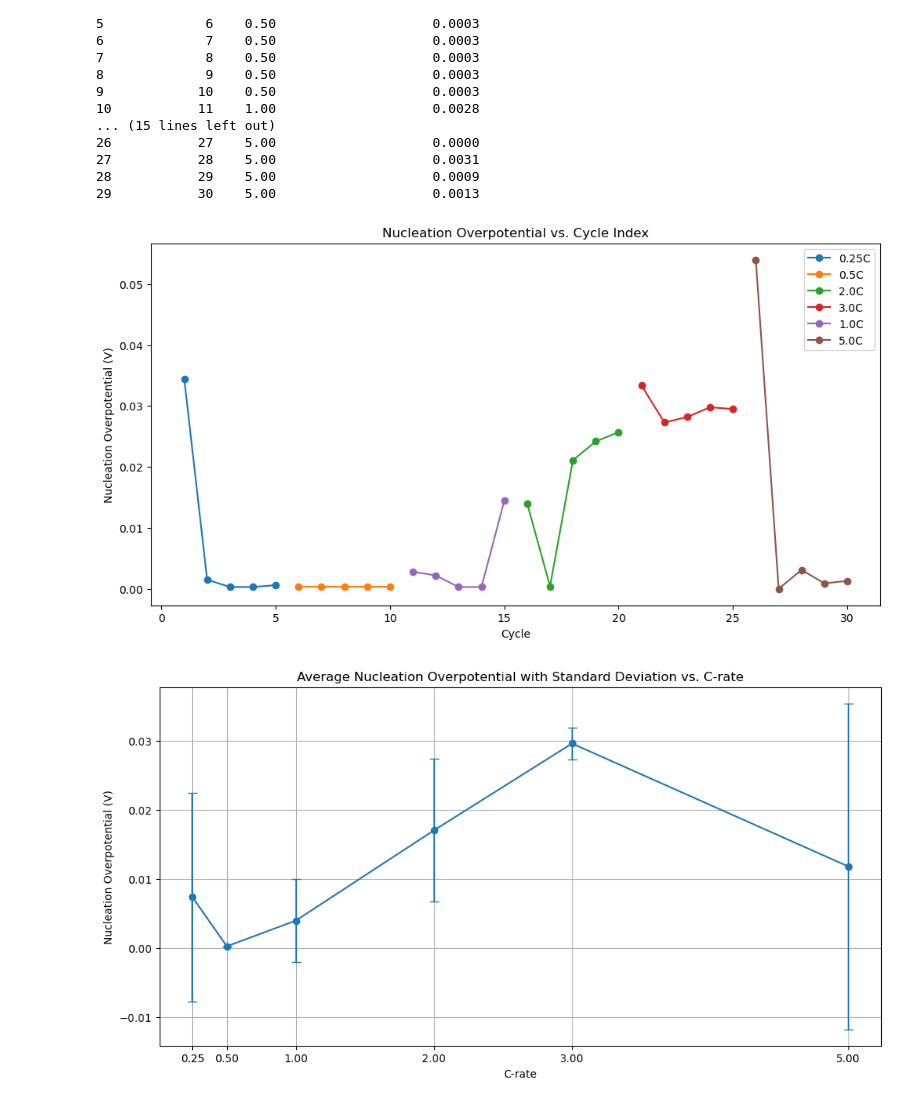
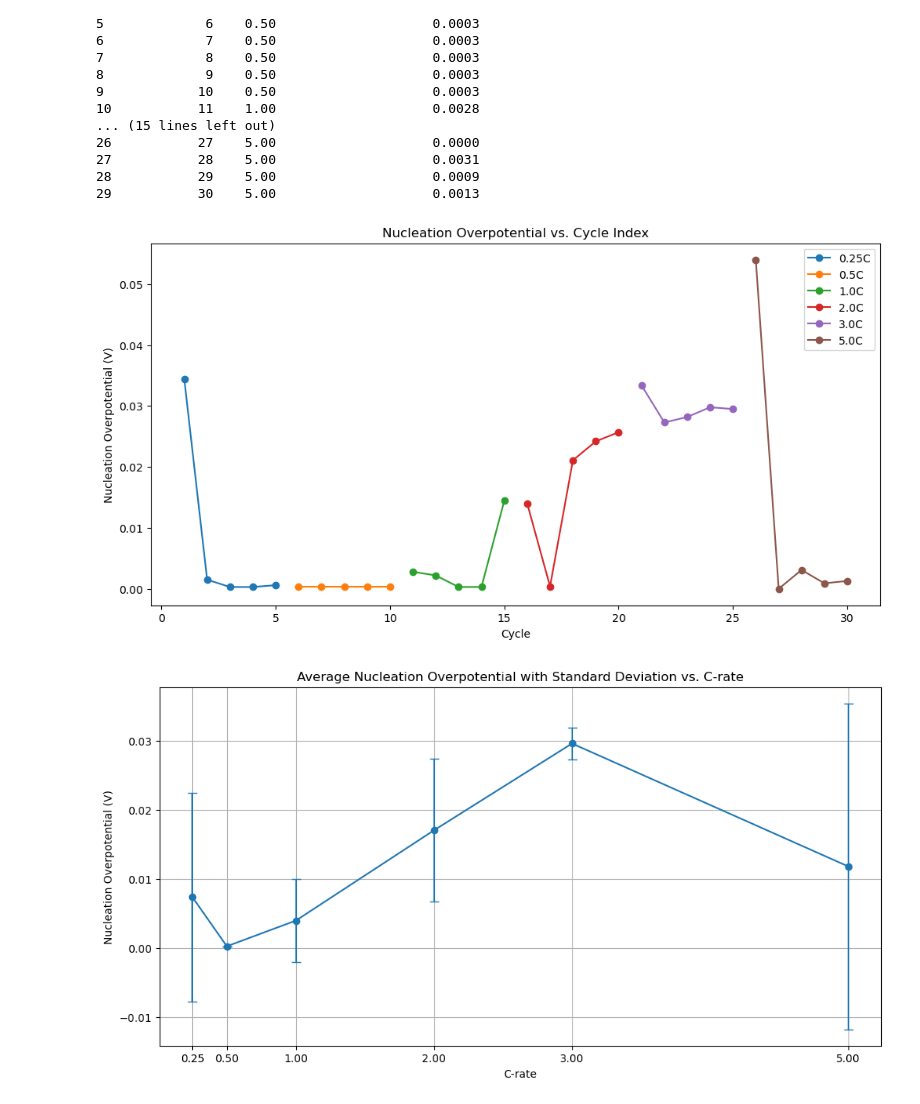
Before and after one commit to Pooria-afzali/Pooria-afzali-Python-Driving-License-Pooria-Afzali, a Jupyter notebook: Pooria-afzali/Pooria-afzali Python Driving License.ipynb, the cells around one changed output. Saved outputs shown, nothing was run; the diff lists cells and outputs as text; code cells hidden in the pictures.

```diff
--- a/Pooria-afzali/Pooria-afzali Python Driving License.ipynb
+++ b/Pooria-afzali/Pooria-afzali Python Driving License.ipynb
@@ -89,34 +89,34 @@ print(data)
 # %%
 #Nucleation overpotential vs cycle index plot with modified size
 plt.figure(figsize=(12, 6))
 
 
 #gtting crate values from the C-rate column
-c_rates=set(data['C-rate'])
+c_rates= data['C-rate'].unique()
 
 # going through each C-rate and plot the corresponding data
-for x, c_rate in enumerate(c_rates):
+for c_rate in c_rates:
     #filtering the data for the current C-rate
     cycle_data = data[data['C-rate']==c_rate]
 
 #plot the data with a distinct color for each cycle
     plt.plot(
         cycle_data['Cycle Index'], cycle_data['Nucleation Overpotential'], # x and Y-axis data (Cycle Index/Nucleation Overpotential)
 
         marker='o', linestyle='-',            # marker and line styles
 
         label=f'{c_rate}C')                   # label for the legend
 
 
 plt.xlabel('Cycle')
 plt.ylabel('Nucleation Overpotential (V)')
 plt.title('Nucleation Overpotential vs. Cycle Index')
 plt.legend()
 plt.grid(False)
 
 plt.show()
 # %% [output]
-[figure, old version]
+[figure, new version]
 # %%
 #Grouping the data by C-rate values
 groupping_by_crate = data.groupby('C-rate')
```
Also changed, not shown: parts of 1 cell of this notebook.
